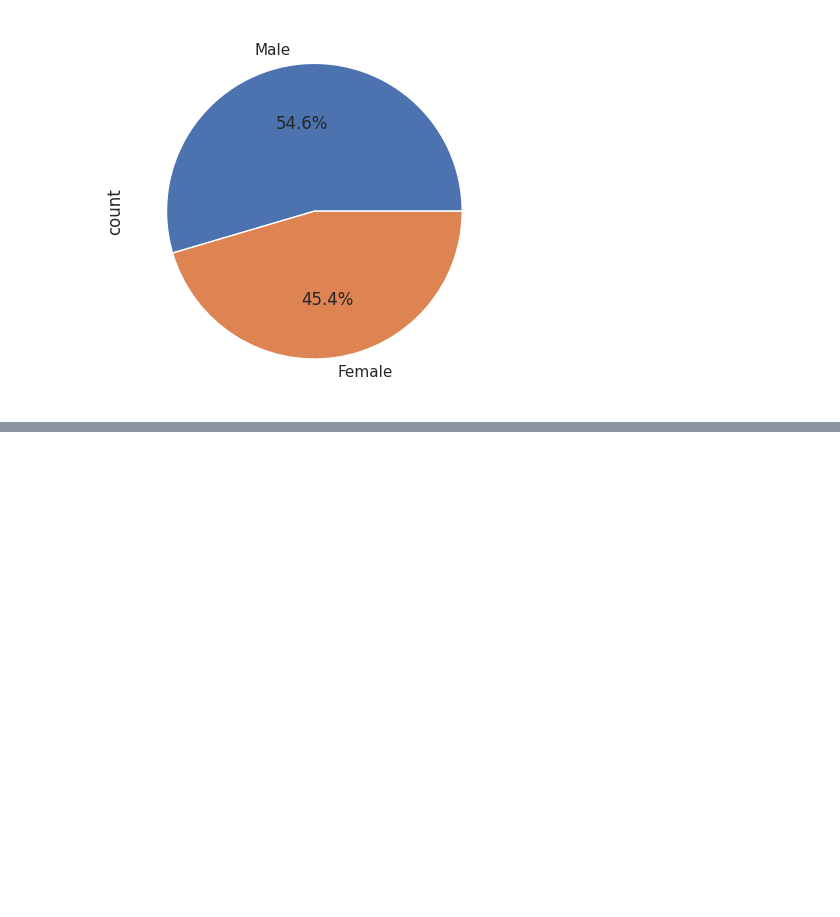
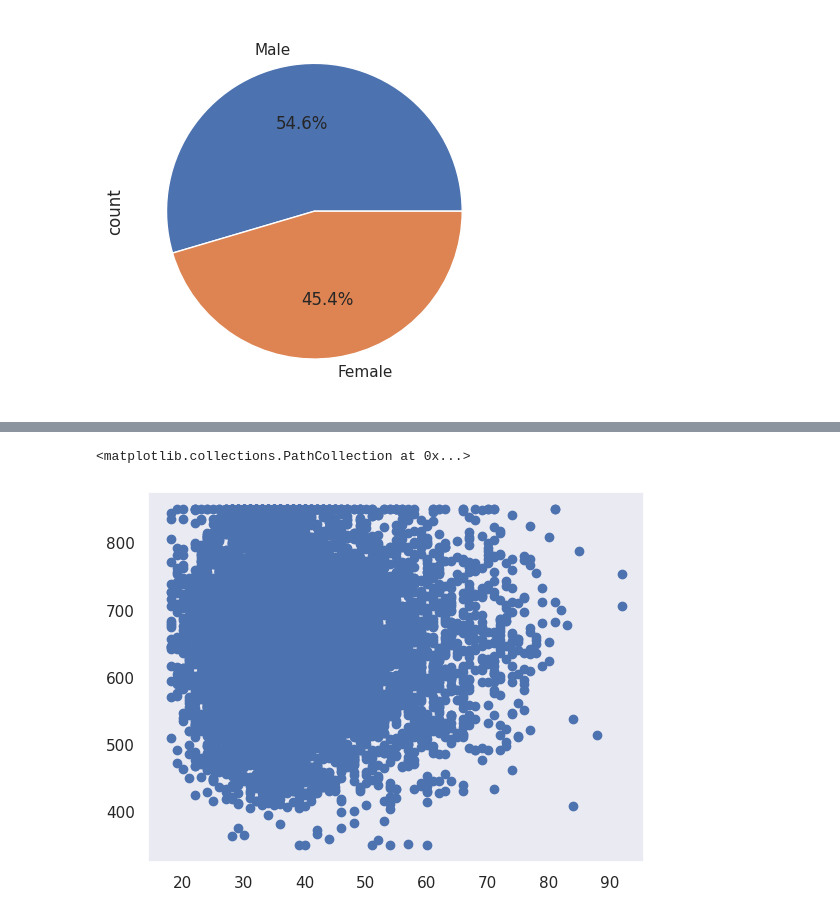
Before and after one commit to YusufAbdurrahmann/Exploratory-Data-Analysis, a Jupyter notebook: exploratory_data_analysis_ipynb.ipynb, the cells around one changed output, grey strips where cells are left out. Drawn from its saved outputs; the diff is of its cells as text; code cells hidden in the pictures; blank space fills up the shorter version.

```diff
--- a/exploratory_data_analysis_ipynb.ipynb
+++ b/exploratory_data_analysis_ipynb.ipynb
@@ -46,0 +84,5 @@ df["Gender"].value_counts().plot(kind = "pie", autopct = "%1.1f%%")
+# %%
+plt.scatter(df["Age"],df["CreditScore"])
+# %% [output]
+<matplotlib.collections.PathCollection at 0x...>
+[figure, added]
```
Also changed, not shown: parts of 9 cells of this notebook.
